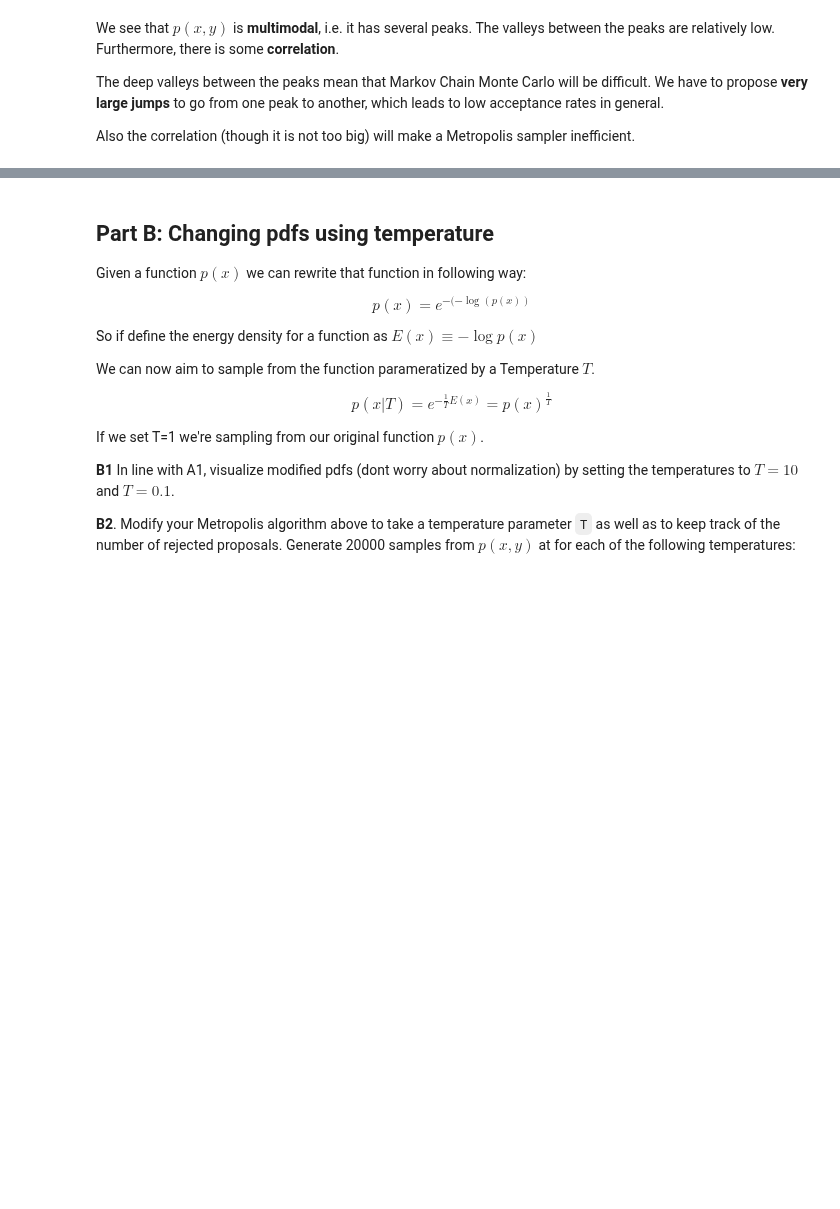
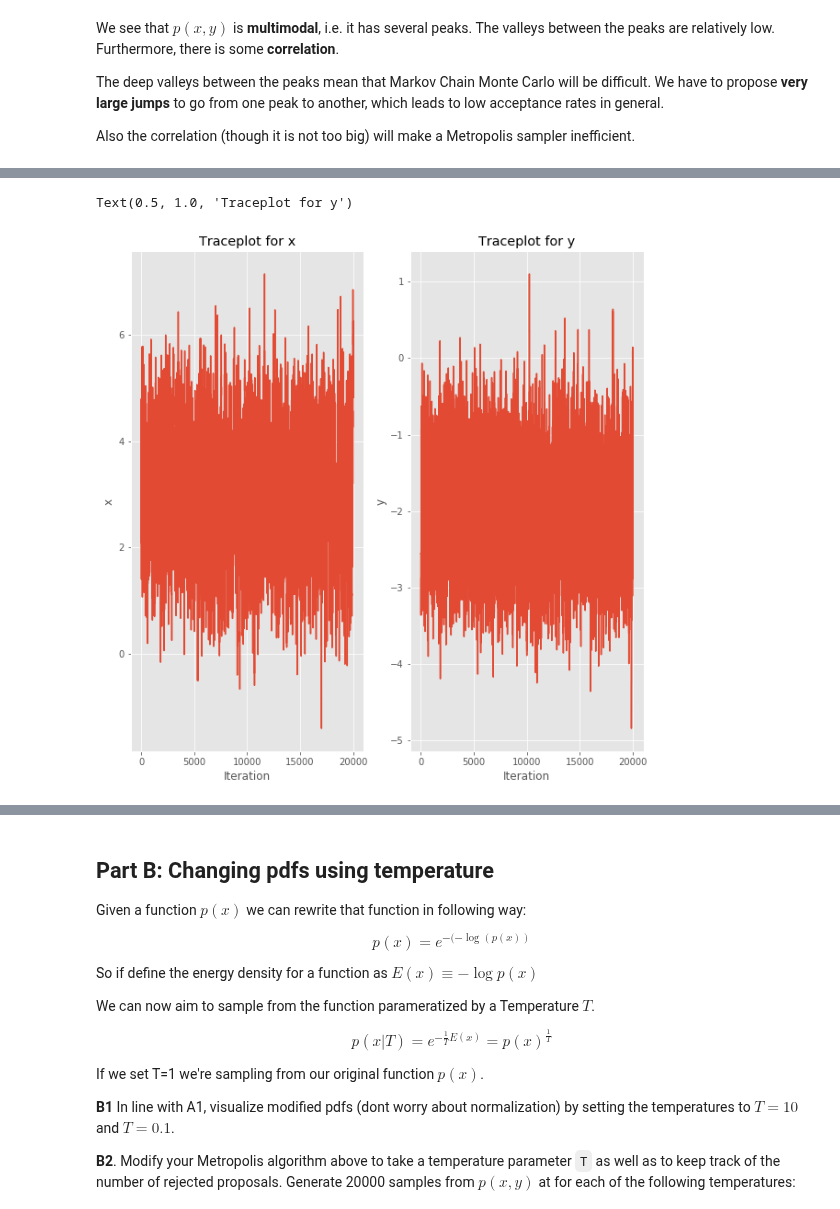
Before and after one commit to NOllAl/AM207HW, a Jupyter notebook: am207_final_2018fall/2018fall_final.ipynb, the cells around one changed output, grey strips where cells are left out. Saved outputs shown, nothing was run; the diff lists cells and outputs as text; code cells hidden in the pictures; blank space fills up the shorter version.

```diff
--- a/am207_final_2018fall/2018fall_final.ipynb
+++ b/am207_final_2018fall/2018fall_final.ipynb
@@ -23,6 +23,10 @@ import seaborn.apionly as sns
 import pandas as pd
 
 %matplotlib inline
+plt.style.use('ggplot')
+
+from matplotlib.pylab import rcParams
+rcParams['figure.figsize'] = 10, 10
 # %% [markdown]
 ## Q1: GLMs with correlation
 
@@ -268,0 +275,42 @@ Also the correlation (though it is not too big) will make a Metropolis sampler i
+# %%
+# Proposal function
+q_draw = lambda x: np.random.normal(loc=x, scale=1, size=2)
+x_init = np.random.normal(loc=(0, 0), scale=5, size=2)
+n_samples = 20000
+burnin = 10000
+thinning = 1
+n_total = n_samples * thinning + burnin
+
+
+def metropolis(p, qdraw, nsamp, xinit):
+    samples=np.empty((nsamp, 2))
+    x_prev = xinit
+    for i in range(nsamp):
+        x_star = qdraw(x_prev)
+        p_star = p(x_star[0], x_star[1])
+        p_prev = p(x_prev[0], x_prev[1])
+        pdfratio = p_star/p_prev
+        if np.random.uniform() < min(1, pdfratio):
+            samples[i, :] = x_star
+            x_prev = x_star
+        else:#we always get a sample
+            samples[i, :]= x_prev
+
+    return samples
+
+samples = metropolis(p, q_draw, n_total, x_init)[burnin::thinning]
+# %%
+plt.subplot(1, 2, 1)
+plt.plot(samples[:, 0])
+plt.xlabel("Iteration")
+plt.ylabel("x")
+plt.title("Traceplot for x")
+
+plt.subplot(1, 2, 2)
+plt.plot(samples[:, 1])
+plt.xlabel("Iteration")
+plt.ylabel("y")
+plt.title("Traceplot for y")
+# %% [output]
+Text(0.5, 1.0, 'Traceplot for y')
+[figure, added]
```
Also changed, not shown: parts of 5 cells of this notebook.
